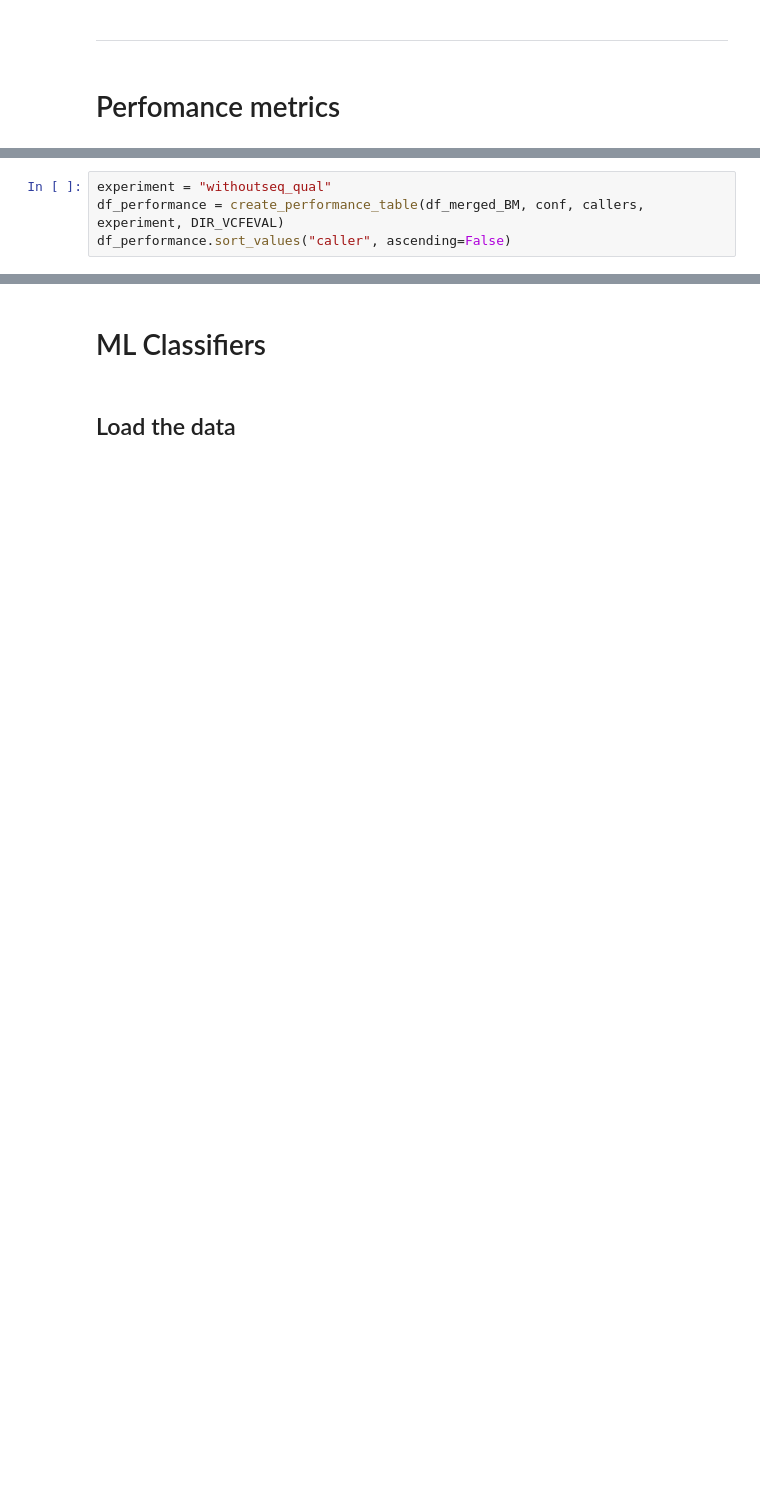
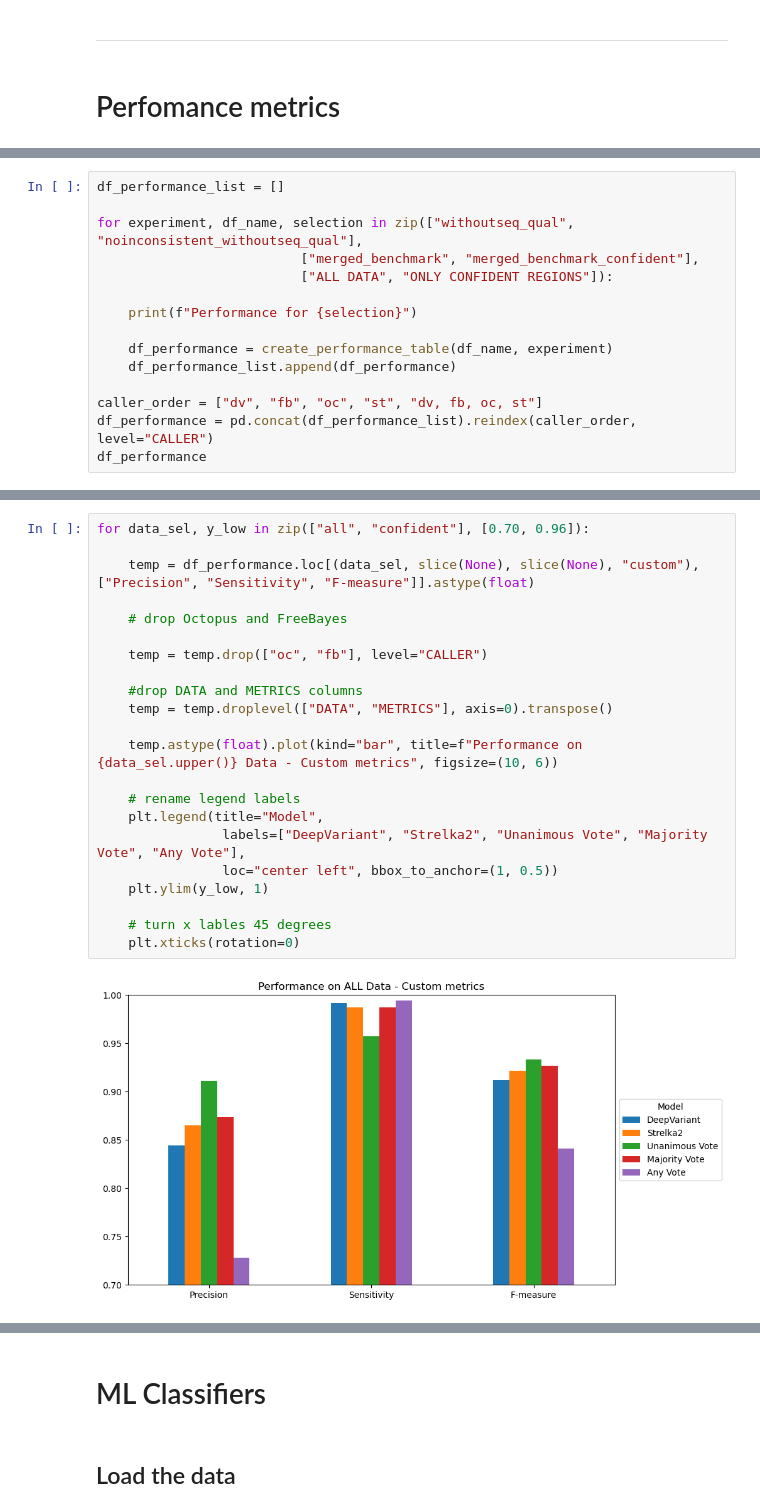
Before and after one commit to lizard-bio/liz.9.11.19_GMVLE, a Jupyter notebook: notebooks/data_exploration/vcf_files.ipynb, the cells around one changed output, grey strips where cells are left out. Drawn from its saved outputs; the diff is of its cells as text; blank space fills up the shorter version.

```diff
--- a/notebooks/data_exploration/vcf_files.ipynb
+++ b/notebooks/data_exploration/vcf_files.ipynb
@@ -562,4 +567,0 @@ def create_performance_table(df_merged_BM, conf, callers: list, experiment: str,
-# %%
-experiment = "withoutseq_qual"
-df_performance = create_performance_table(df_merged_BM, conf, callers, experiment, DIR_VCFEVAL)
-df_performance.sort_values("caller", ascending=False)
@@ -619,0 +568,15 @@ Summary for st
+# %%
+df_performance_list = []
+
+for experiment, df_name, selection in zip(["withoutseq_qual", "noinconsistent_withoutseq_qual"],
+                          ["merged_benchmark", "merged_benchmark_confident"],
+                          ["ALL DATA", "ONLY CONFIDENT REGIONS"]):
+
+    print(f"Performance for {selection}")
+
+    df_performance = create_performance_table(df_name, experiment)
+    df_performance_list.append(df_performance)
+
+caller_order = ["dv", "fb", "oc", "st", "dv, fb, oc, st"]
+df_performance = pd.concat(df_performance_list).reindex(caller_order, level="CALLER")
+df_performance
@@ -619,0 +619,24 @@ Summary for st
+# %%
+for data_sel, y_low in zip(["all", "confident"], [0.70, 0.96]):
+
+    temp = df_performance.loc[(data_sel, slice(None), slice(None), "custom"), ["Precision", "Sensitivity", "F-measure"]].astype(float)
+
+    # drop Octopus and FreeBayes
+
+    temp = temp.drop(["oc", "fb"], level="CALLER")
+
+    #drop DATA and METRICS columns
+    temp = temp.droplevel(["DATA", "METRICS"], axis=0).transpose()
+
+    temp.astype(float).plot(kind="bar", title=f"Performance on {data_sel.upper()} Data - Custom metrics", figsize=(10, 6))
+
+    # rename legend labels
+    plt.legend(title="Model",
+                labels=["DeepVariant", "Strelka2", "Unanimous Vote", "Majority Vote", "Any Vote"],
+                loc="center left", bbox_to_anchor=(1, 0.5))
+    plt.ylim(y_low, 1)
+
+    # turn x lables 45 degrees
+    plt.xticks(rotation=0)
+# %% [output]
+[figure, added]
```
Also changed, not shown: parts of 65 cells of this notebook, 4 other files.
